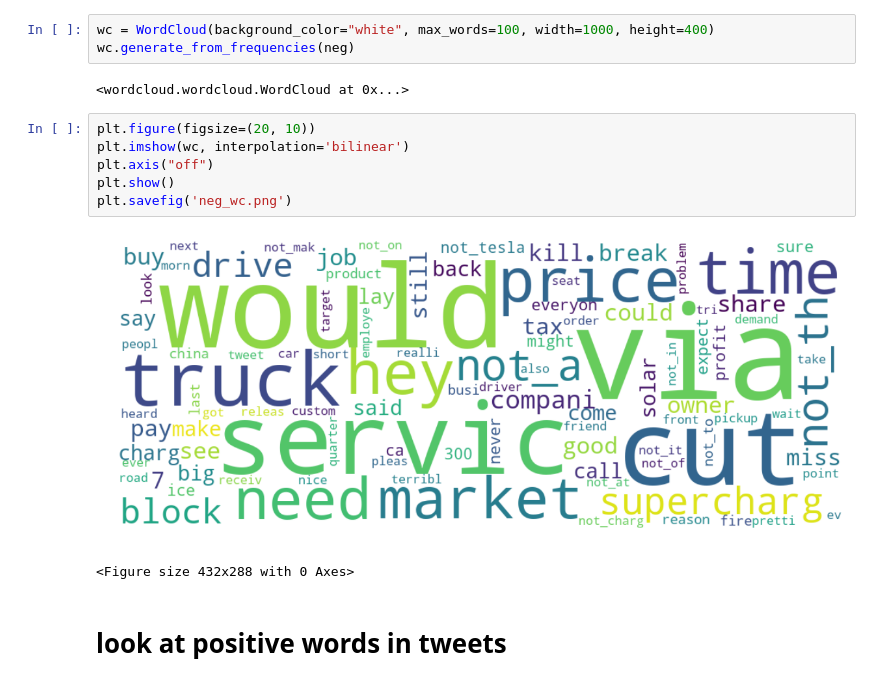
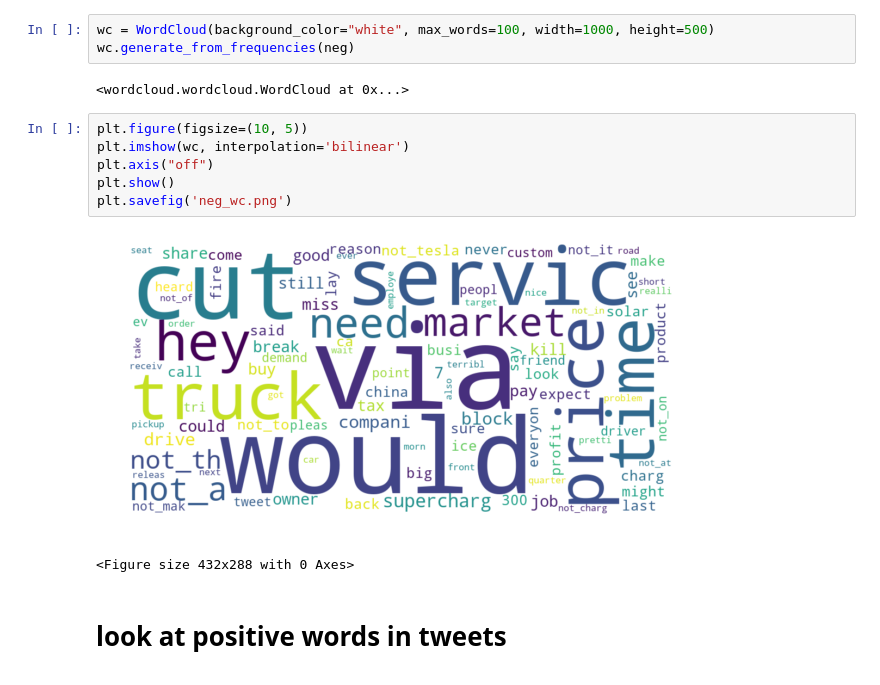
Before and after one commit to edwardsong05/ENSF-619-03-04-ClassProject, a Jupyter notebook: Visualizations/word clouds.ipynb, the cells around one changed output. Cells and saved outputs as stored; diff of their text form.

```diff
--- a/Visualizations/word clouds.ipynb
+++ b/Visualizations/word clouds.ipynb
@@ -136,18 +136,18 @@ for line in handle:
                 neg[token] += 1
 handle.close()
 # %%
-wc = WordCloud(background_color="white", max_words=100, width=1000, height=400)
+wc = WordCloud(background_color="white", max_words=100, width=1000, height=500)
 wc.generate_from_frequencies(neg)
 # %% [output]
 <wordcloud.wordcloud.WordCloud at 0x...>
 # %%
-plt.figure(figsize=(20, 10))
+plt.figure(figsize=(10, 5))
 plt.imshow(wc, interpolation='bilinear')
 plt.axis("off")
 plt.show()
 plt.savefig('neg_wc.png')
 # %% [output]
-[figure, old version]
+[figure, new version]
 <Figure size 432x288 with 0 Axes>
 # %% [markdown]
 # look at positive words in tweets
```
Also changed, not shown: parts of 3 cells of this notebook, 5 other files.
